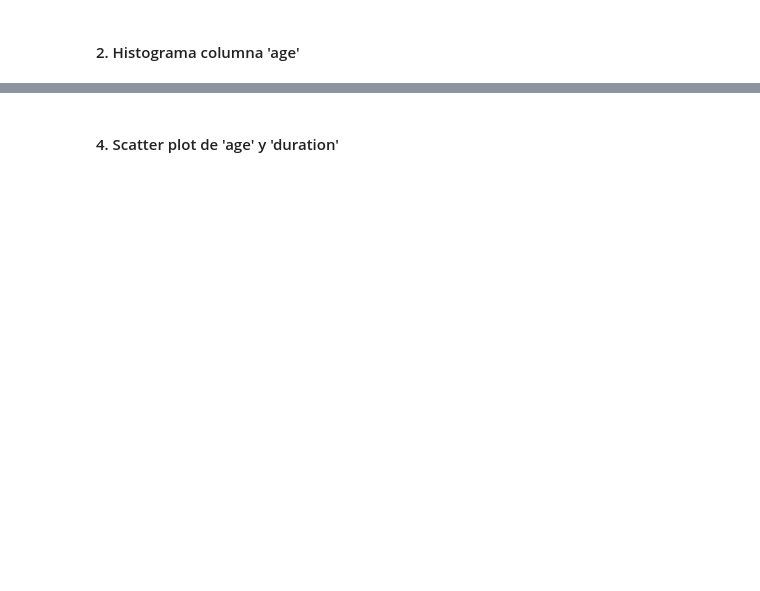
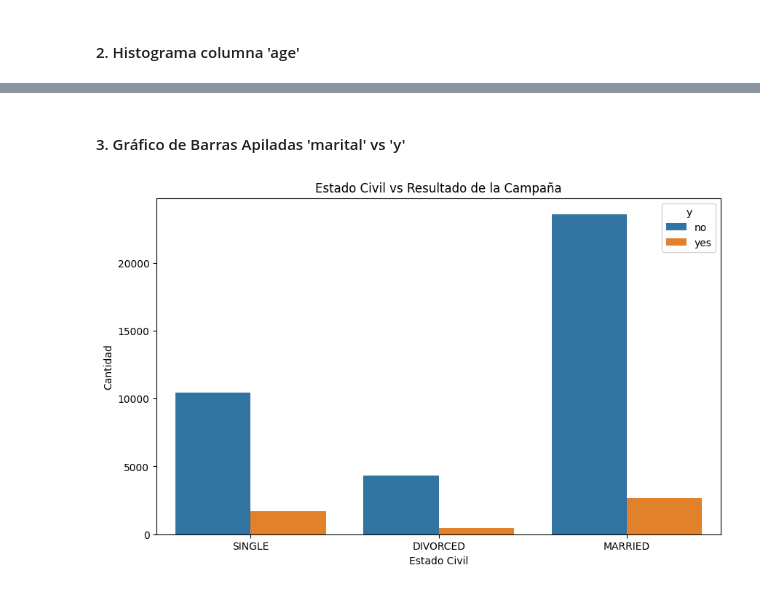
Before and after one commit to DaniR1011/Data_Analytics, a Jupyter notebook: 4. EDA con Python/notebooks/04_Visualizacion.ipynb, the cells around one changed output, grey strips where cells are left out. Drawn from its saved outputs; the diff is of its cells as text; code cells hidden in the pictures; blank space fills up the shorter version.

```diff
--- a/4. EDA con Python/notebooks/04_Visualizacion.ipynb
+++ b/4. EDA con Python/notebooks/04_Visualizacion.ipynb
@@ -23,11 +83,12 @@ plt.show()
+# %% [markdown]
+#### 3. Gráfico de Barras Apiladas 'marital' vs 'y'
 # %%
-# A través de un Countplot observamos la distribución en la columna 'education'
+# Estado civil vs resultado de la campaña
 plt.figure(figsize=(10, 6))
-sns.countplot(x='education', data=df)
-plt.title('Distribución de Education')
-plt.xlabel('Education')
-plt.ylabel('Frecuencia')
-plt.xticks(rotation=45)
+sns.countplot(data=df, x='marital', hue='y')
+plt.title('Estado Civil vs Resultado de la Campaña')
+plt.xlabel('Estado Civil')
+plt.ylabel('Cantidad')
 plt.show()
+# %% [output]
+[figure, added]
-# %% [markdown]
-#### 4. Scatter plot de 'age' y 'duration'
```
Also changed, not shown: parts of 23 cells of this notebook, 5 other files.
